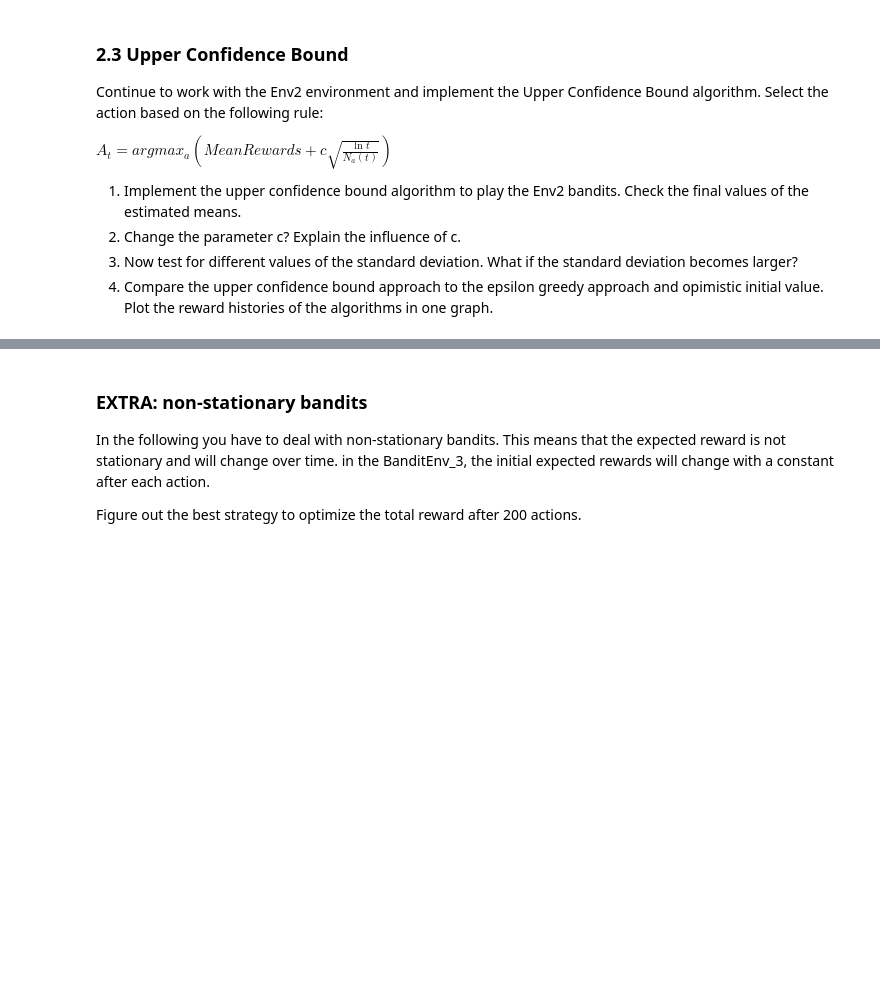
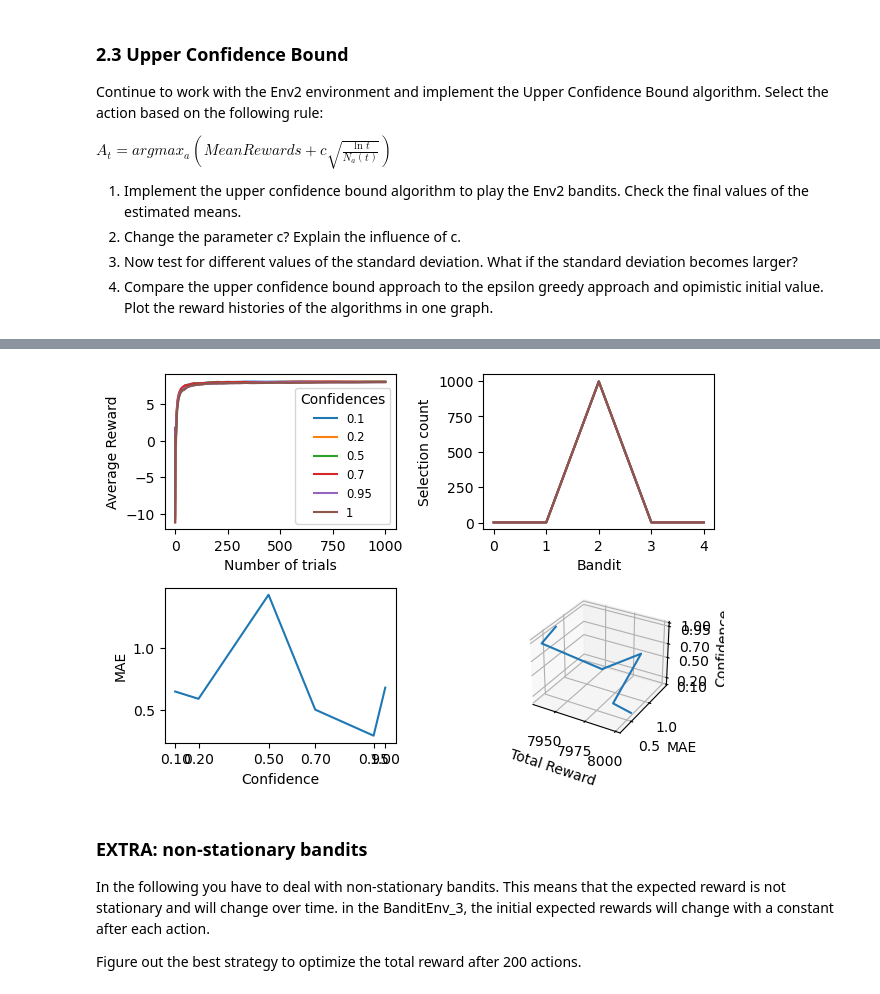
Before and after one commit to RichardVanraes/MAB, a Jupyter notebook: Session_02_Multi_Armed_Bandits_Assignment.ipynb, the cells around one changed output, grey strips where cells are left out. Cells and saved outputs as stored; diff of their text form; code cells hidden in the pictures; blank space fills up the shorter version.

```diff
--- a/Session_02_Multi_Armed_Bandits_Assignment.ipynb
+++ b/Session_02_Multi_Armed_Bandits_Assignment.ipynb
@@ -515,0 +583,84 @@ $A_t = argmax_a \left( MeanRewards + c  \sqrt{\frac{\ln{t}}{N_a(t)}}  \right)$
+# %%
+# Upper Confidence Bound
+# Hidden means are [-10,6,8,0,-2]
+iterations = 1000
+stdevs = 1
+confidences = [0.1, 0.2, 0.5, 0.7, 0.95, 1]
+Banditcount = len(Env2.means)
+bounds = [0 for i in range(Banditcount)]
+total_errors = []
+totalRewards = []
+
+fig = plt.figure()
+
+print('True means = ', Env2.means)
+
+print('---------------------------------------------------------------')
+for c in confidences:
+    print('Confidence = ', c)
+    Bandits = np.ones(Banditcount)
+    means = [0 for i in range(Banditcount)]
+    rewards = []
+    meanRewards = []
+    totalReward = 0
+
+    # Play the first 5 actions to set the initial estimated means otherwise we will divide by zero (bandit count)
+    for action in range(Banditcount):
+        reward = Env2.step(action)
+        rewards.append(reward)
+        meanRewards.append(np.mean(rewards))
+        means[action] = reward
+        Bandits[action] = Bandits[action] + 1
+        totalReward = totalReward + reward
+
+    for _ in range(iterations-Banditcount):
+        action = np.argmax(means+c*np.sqrt(np.log(np.sum(Bandits))/Bandits))
+        reward = Env2.step(action)
+        rewards.append(reward)
+        meanRewards.append(np.mean(rewards))
+        Bandits[action] = Bandits[action] + 1
+        means[action] = means[action] + ((reward - means[action]) / Bandits[action])
+        totalReward = totalReward + reward
+    totalRewards.append(totalReward)
+    print('total reward = ', totalReward)
+    print('Bandits = ', Bandits)
+    print('Estimated means = ', means)
+    error = np.abs(np.array(Env2.means) - np.array(means))
+    total_error = np.sum(error)
+    total_errors.append(total_error / len(error))
+    print('Errors = ', error)
+    print('Total Absolute Error = ', total_error)
+    print('Mean Absolute Error = ', total_error / len(error))
+    print('Mean Squared Error = ', np.sum(error**2) / len(error))
+    print('Root Mean Squared Error = ', np.sqrt(np.sum(error**2) / len(error)))
+    print('---------------------------------------------------------------')
+
+    ax1 = plt.subplot(2,2,1)
+    plt.plot(meanRewards, label=c)
+    ax2 = plt.subplot(2,2,2)
+    plt.plot(Bandits)
+ax3 = fig.add_subplot(2,2,3)
+ax3.set_xticks(confidences)
+plt.plot(confidences,total_errors)
+
+ax4 = fig.add_subplot(2,2,4, projection='3d')
+plt.plot(totalRewards,total_errors,confidences)
+
+ax1.set_xlabel('Number of trials')
+ax1.set_ylabel('Average Reward')
+ax1.legend(confidences, title='Confidences', loc='lower right', fontsize='small')
+
+ax2.set_xlabel('Bandit')
+ax2.set_ylabel('Selection count')
+
+ax3.set_xlabel('Confidence')
+ax3.set_ylabel('MAE')
+
+ax4.set_xlabel('Total Reward')
+ax4.set_ylabel('MAE')
+ax4.set_zticks(confidences)
+ax4.set_zlabel('Confidence')
+
+plt.tight_layout(rect=[0, 0.03, 1, 0.95])
+plt.show()
+# %% [output]
@@ -516,3 +684,4 @@ $A_t = argmax_a \left( MeanRewards + c  \sqrt{\frac{\ln{t}}{N_a(t)}}  \right)$
+[figure, added]
 # %% [markdown]
 ### EXTRA: non-stationary bandits
 
```
Also changed, not shown: parts of 5 cells of this notebook.
